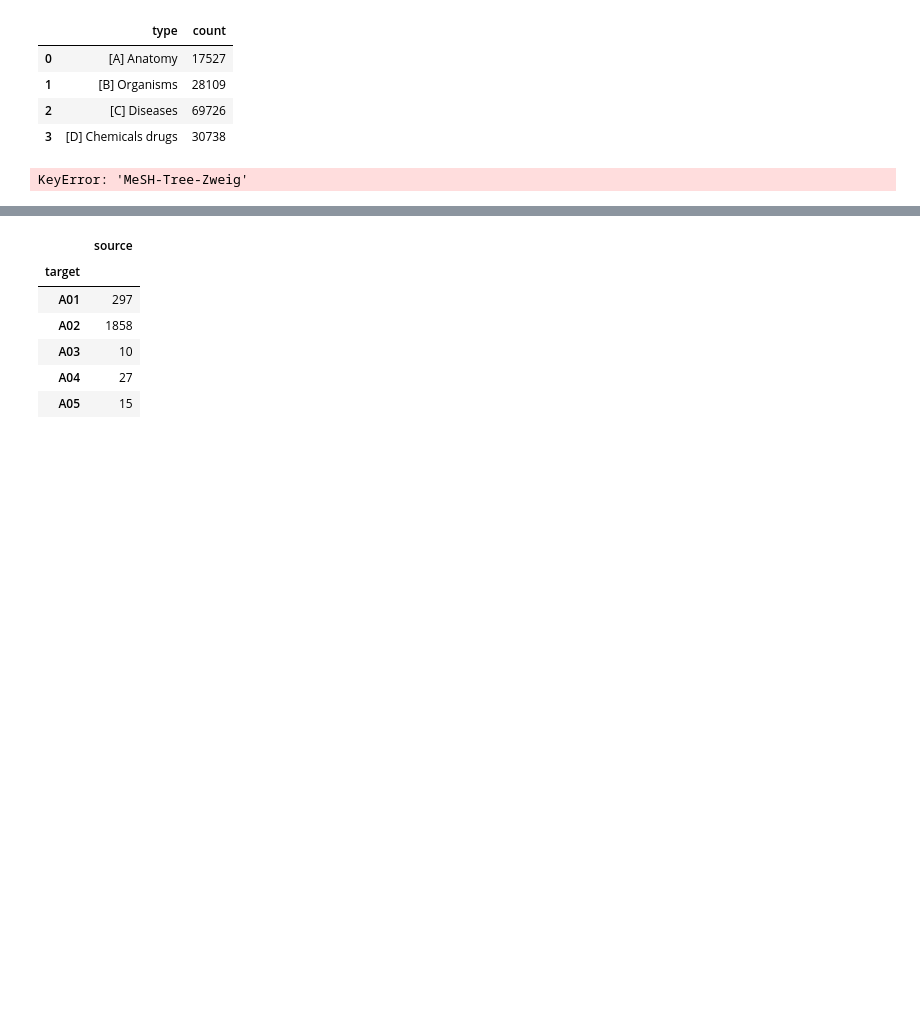
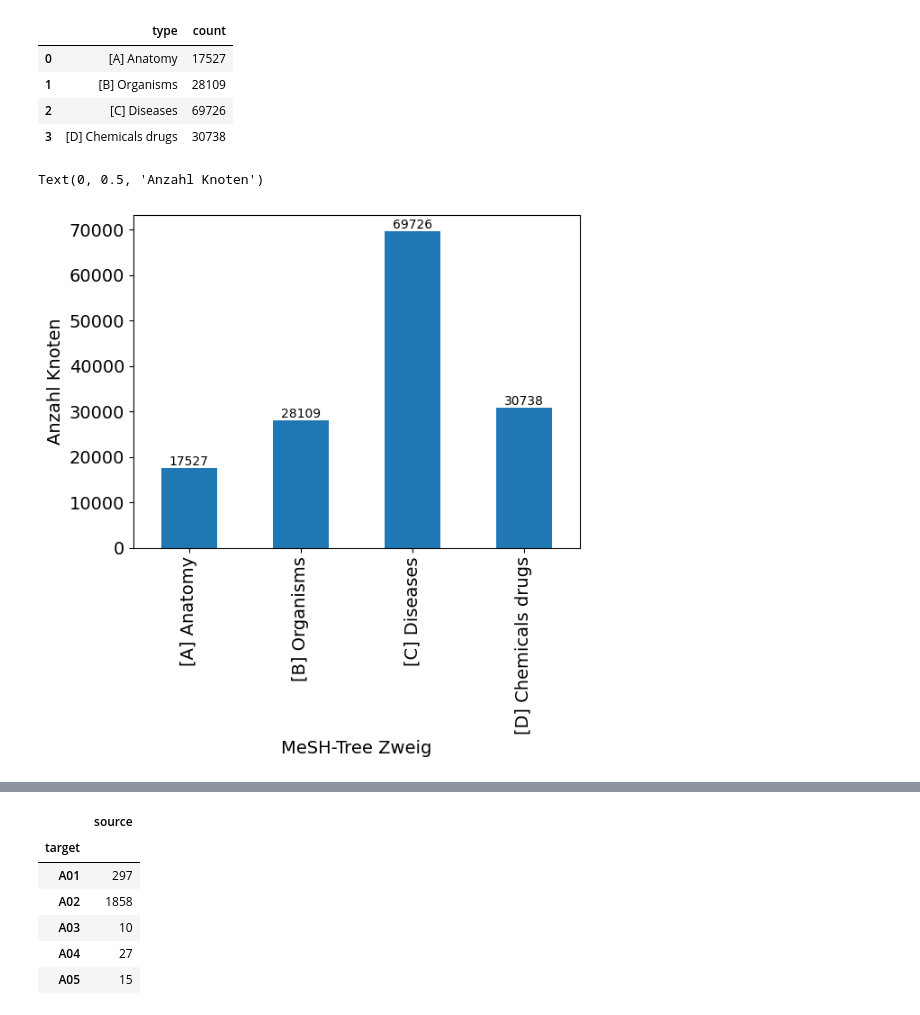
Before and after one commit to hannesbreit/pubmed-scrapper, a Jupyter notebook: descriptive-analysis.ipynb, the cells around one changed output, grey strips where cells are left out. Cells and saved outputs as stored; diff of their text form; code cells hidden in the pictures; blank space fills up the shorter version.

```diff
--- a/descriptive-analysis.ipynb
+++ b/descriptive-analysis.ipynb
@@ -65,13 +65,13 @@ df2.head()
 | 3 | [D] Chemicals drugs | 30738 |
 # %%
 # print barplot of the dataframe df2 with the type of node on the x-axis and the count of nodes on the y-axis
-ax = df2.plot.bar(y='count',x='type', rot=90, fontsize=14, colormap='Blues' )
+ax = df2.plot.bar(y='count', x='type', rot=90, fontsize=14, legend=False)
 ax.bar_label(ax.containers[0])
-ax.set_xlabel('', fontsize=14)
+ax.set_xlabel('MeSH-Tree Zweig', fontsize=14)
 ax.set_ylabel('Anzahl Knoten', fontsize=14)
-ax.set_title('Anzahl Knoten pro Zweig', fontsize=14)
 # %% [output]
-KeyError: 'MeSH-Tree-Zweig'
+Text(0, 0.5, 'Anzahl Knoten')
+[figure, added]
 # %%
 # import csv to pandas dataframe
 import pandas as pd
```
Also changed, not shown: parts of 3 cells of this notebook.
